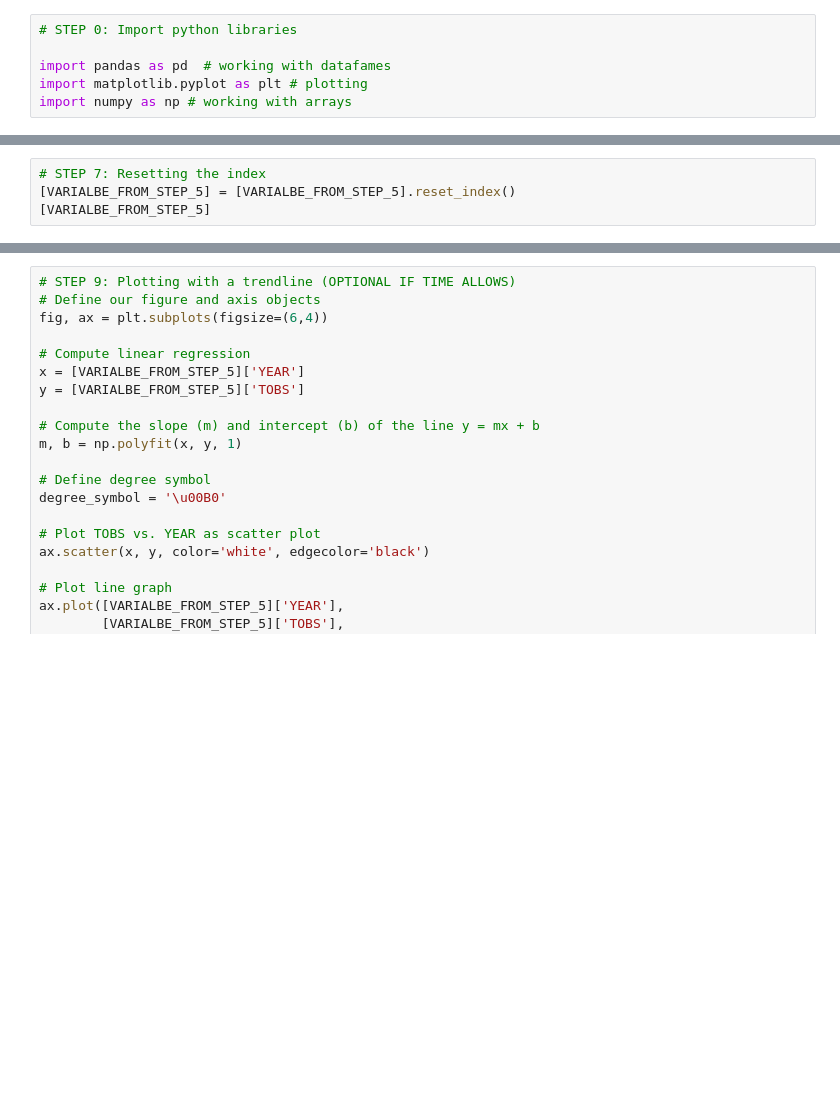
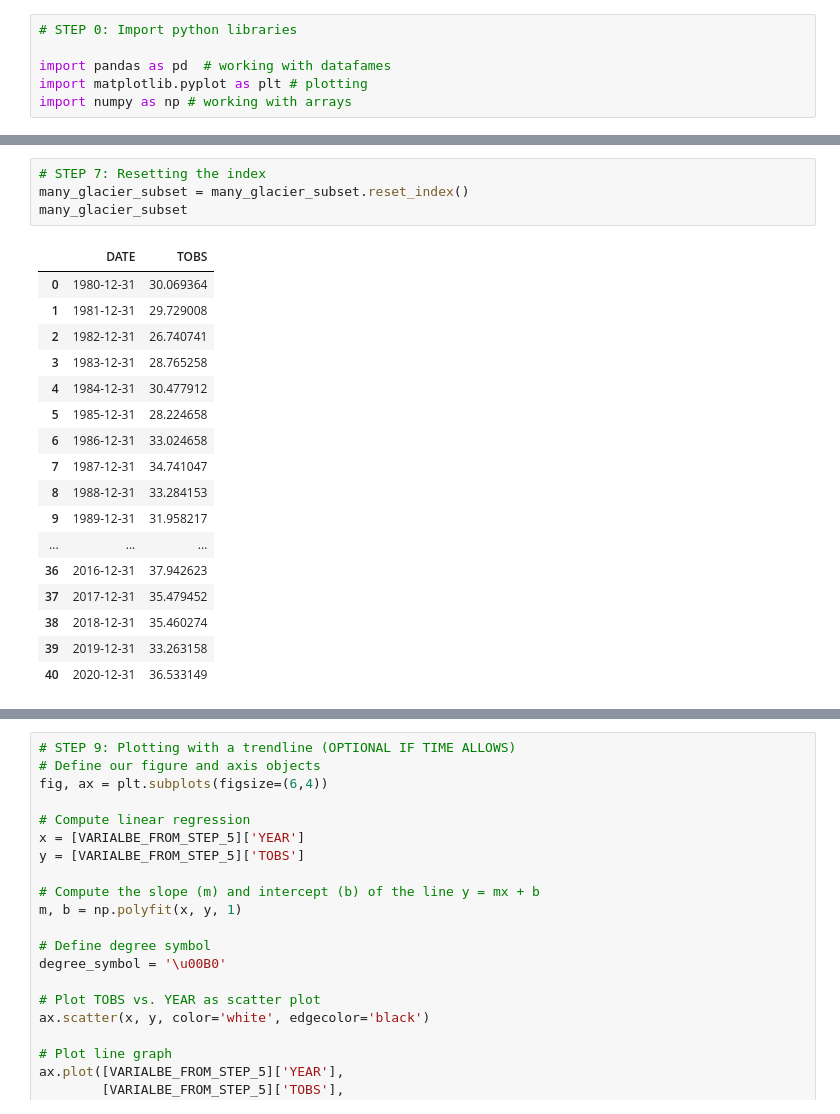
Before and after one commit to ANUSUYA-NMSU/2026-tcup-dsw-training, a Jupyter notebook: notebooks/weather_climate_blank.ipynb, the cells around one changed output, grey strips where cells are left out. Saved outputs shown, nothing was run; the diff lists cells and outputs as text; blank space fills up the shorter version.

```diff
--- a/notebooks/weather_climate_blank.ipynb
+++ b/notebooks/weather_climate_blank.ipynb
@@ -57,6 +115,24 @@ import numpy as np # working with arrays
 # %%
 # STEP 7: Resetting the index
-[VARIALBE_FROM_STEP_5] = [VARIALBE_FROM_STEP_5].reset_index()
-[VARIALBE_FROM_STEP_5]
+many_glacier_subset = many_glacier_subset.reset_index()
+many_glacier_subset
+# %% [output]
+|  | DATE | TOBS |
+| 0 | 1980-12-31 | 30.069364 |
+| 1 | 1981-12-31 | 29.729008 |
+| 2 | 1982-12-31 | 26.740741 |
+| 3 | 1983-12-31 | 28.765258 |
+| 4 | 1984-12-31 | 30.477912 |
+| 5 | 1985-12-31 | 28.224658 |
+| 6 | 1986-12-31 | 33.024658 |
+| 7 | 1987-12-31 | 34.741047 |
+| 8 | 1988-12-31 | 33.284153 |
+| 9 | 1989-12-31 | 31.958217 |
+| ... | ... | ... |
+| 36 | 2016-12-31 | 37.942623 |
+| 37 | 2017-12-31 | 35.479452 |
+| 38 | 2018-12-31 | 35.460274 |
+| 39 | 2019-12-31 | 33.263158 |
+| 40 | 2020-12-31 | 36.533149 |
 # %%
 # STEP 8: Remove year from DATE column and add as new variable
```
Also changed, not shown: parts of 7 cells of this notebook.
